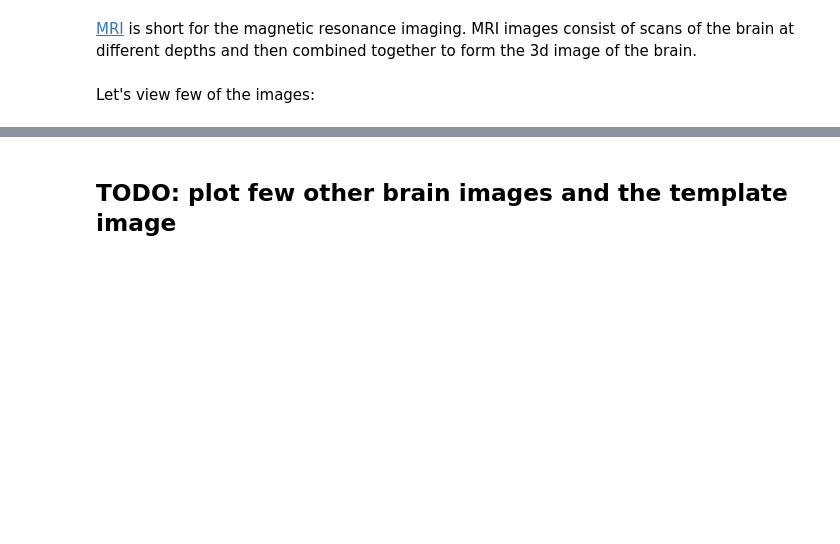
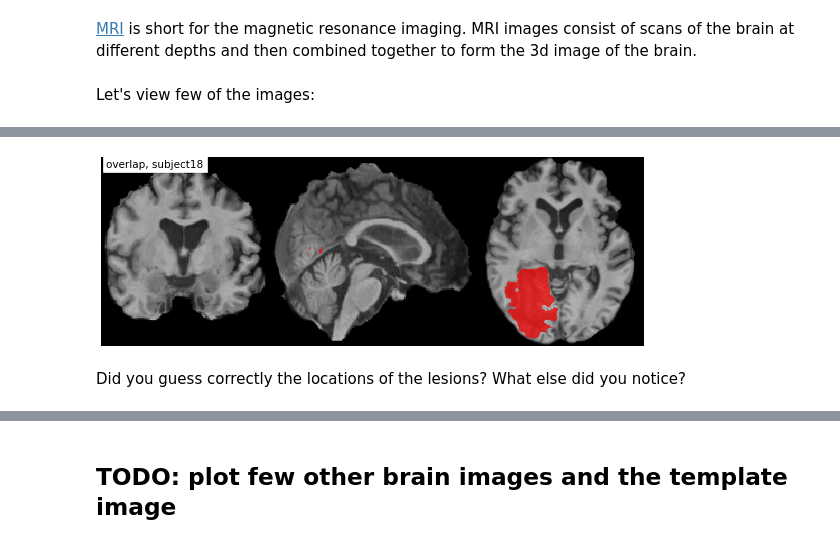
Before and after one commit to ramp-kits/stroke_lesions, a Jupyter notebook: stroke_starting_kit.ipynb, the cells around one changed output, grey strips where cells are left out. Cells and saved outputs as stored; diff of their text form; code cells hidden in the pictures; blank space fills up the shorter version.

```diff
--- a/stroke_starting_kit.ipynb
+++ b/stroke_starting_kit.ipynb
@@ -136,0 +166,8 @@ We plotted the T1 image for three different subjects (ie patients) shown at thre
+# %%
+plot_overlap(path_to_t1='data/subject_18/T1.nii.gz',
+             path_to_lesion='data/subject_18/truth.nii.gz',
+             title='overlap, subject18')
+# %% [output]
+[figure, added]
+# %% [markdown]
+Did you guess correctly the locations of the lesions? What else did you notice?
```
Also changed, not shown: parts of 9 cells of this notebook.
